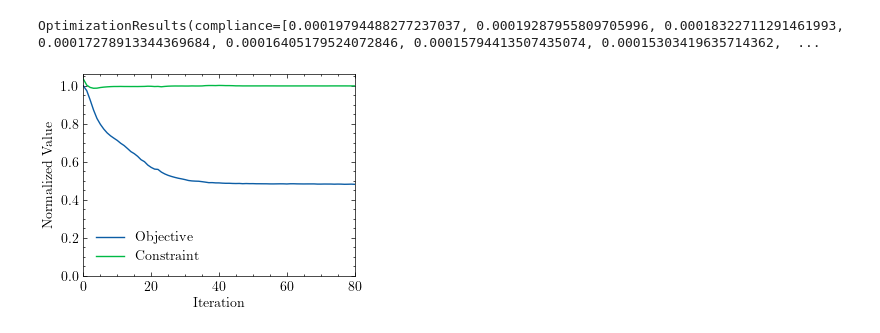
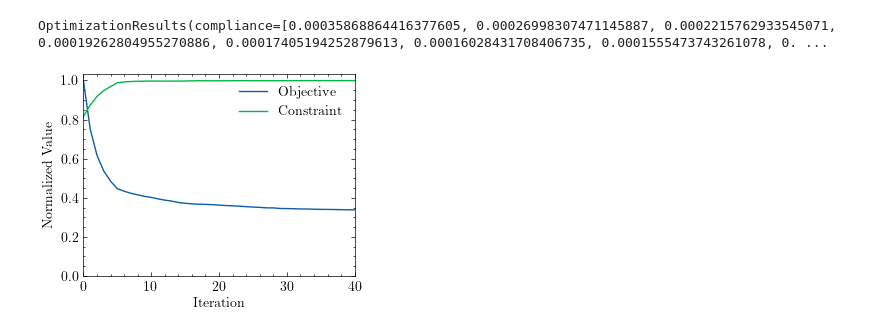
Before and after one commit to mkofler96/DeepSDF, a Jupyter notebook: evaluation_scripts/paper/08_plot_optimization_results.ipynb, the cells around one changed output. Saved outputs shown, nothing was run; the diff lists cells and outputs as text; code cells hidden in the pictures.

Commit message:
updated optimization

```diff
--- a/evaluation_scripts/paper/08_plot_optimization_results.ipynb
+++ b/evaluation_scripts/paper/08_plot_optimization_results.ipynb
@@ -1,21 +1,21 @@
 # %%
 from optimization.opti import struct_optimization
 import os
 os.chdir("/home/michael.kofler/DeepSDF")
-optimization = struct_optimization("optimization_runs/round_cross_more_knot_vecs")
+optimization = struct_optimization("optimization_runs/round_cross_more_knot_vecs_limit")
 import matplotlib.pyplot as plt
 plt.style.use("evaluation_scripts/paper/science.mplstyle")
 
 plt.rcParams.update({
     'text.usetex': True,
     'font.family': 'serif',
 })
 cm_to_inch = 1/2.54
 fig, ax = plt.subplots()
 optimization.plot_convergence(custom_axis=ax)
 ax.set_ylabel("Normalized Value")
-ax.set_xlim(0, 80)
-fig.savefig("evaluation_scripts/paper/screenshots/objective_and_constraint.png", bbox_inches="tight", dpi=600)
+ax.set_xlim(0, 40)
+fig.savefig("evaluation_scripts/paper/screenshots/objective_and_constraint_limits.png", bbox_inches="tight", dpi=600)
 # %% [output]
-OptimizationResults(compliance=[0.00019794488277237037, 0.00019287955809705996, 0.00018322711291461993, 0.00017278913344369684, 0.00016405179524072846, 0.00015794413507435074, 0.00015303419635714362,  ...
+OptimizationResults(compliance=[0.00035868864416377605, 0.00026998307471145887, 0.0002215762933545071, 0.00019262804955270886, 0.00017405194252879613, 0.00016028431708406735, 0.0001555473743261078, 0. ...
-[figure, old version]
+[figure, new version]
```
Also changed, not shown: parts of 1 cell of this notebook, 13 other files.
